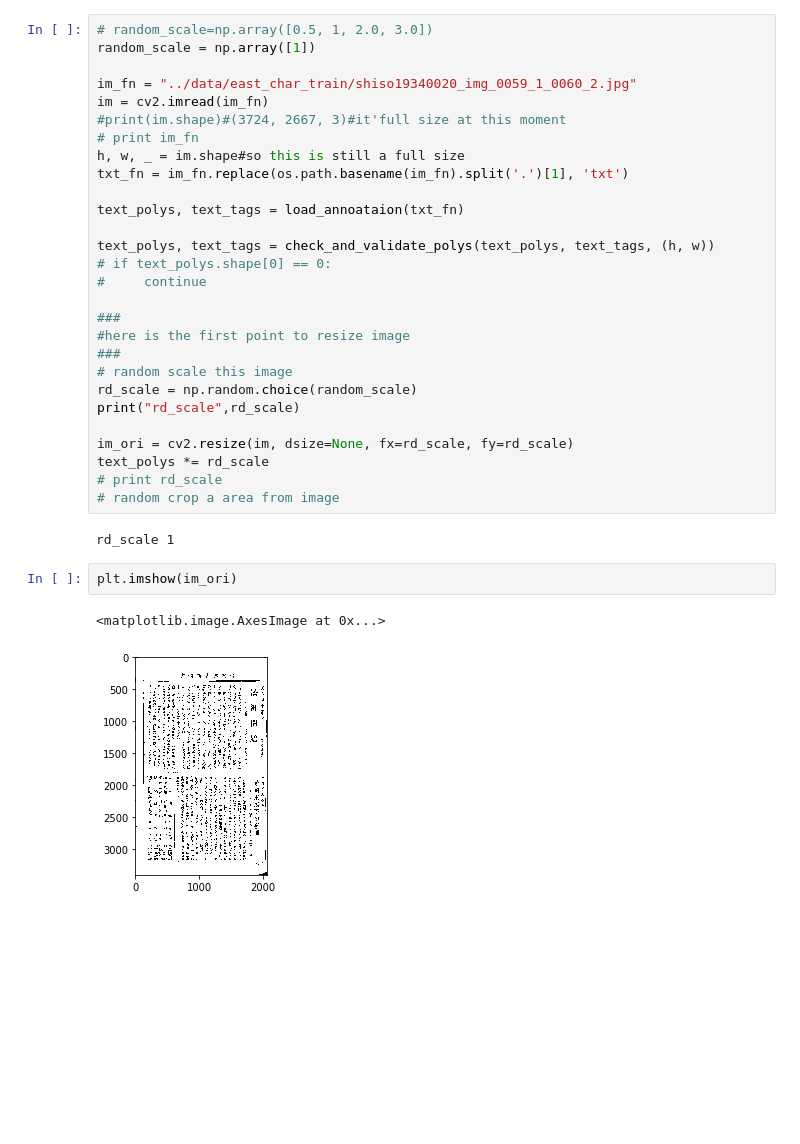
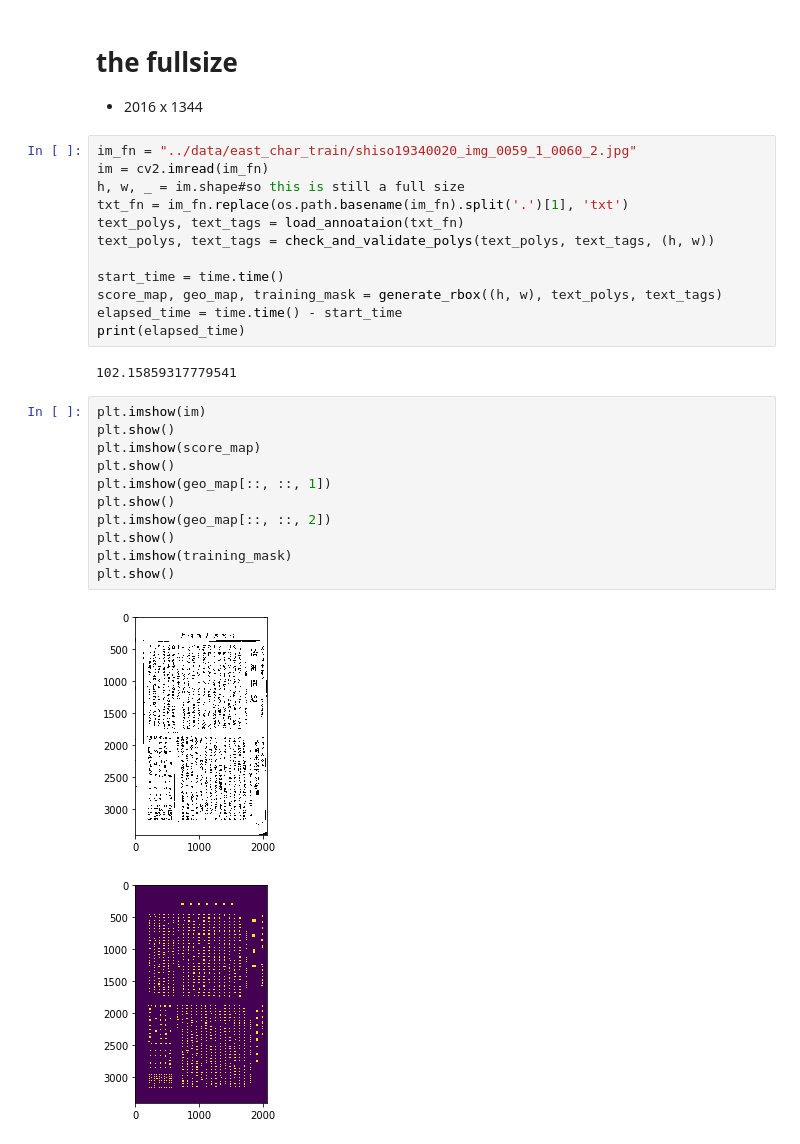
Before and after one commit to apple2373/EAST-demo, a Jupyter notebook: debug_data.ipynb, the cells around one changed output. Drawn from its saved outputs; the diff is of its cells as text; blank space fills up the shorter version.

```diff
--- a/debug_data.ipynb
+++ b/debug_data.ipynb
@@ -15,35 +18,32 @@ import cv2
+# %% [markdown]
+# the fullsize
+
+- 2016 x 1344
 # %%
-# random_scale=np.array([0.5, 1, 2.0, 3.0])
-random_scale = np.array([1])
-
 im_fn = "../data/east_char_train/shiso19340020_img_0059_1_0060_2.jpg"
 im = cv2.imread(im_fn)
-#print(im.shape)#(3724, 2667, 3)#it'full size at this moment
-# print im_fn
 h, w, _ = im.shape#so this is still a full size
 txt_fn = im_fn.replace(os.path.basename(im_fn).split('.')[1], 'txt')
+text_polys, text_tags = load_annoataion(txt_fn)
+text_polys, text_tags = check_and_validate_polys(text_polys, text_tags, (h, w))
 
-text_polys, text_tags = load_annoataion(txt_fn)
-
-text_polys, text_tags = check_and_validate_polys(text_polys, text_tags, (h, w))
-# if text_polys.shape[0] == 0:
-#     continue
-
-###
-#here is the first point to resize image
-###
-# random scale this image
-rd_scale = np.random.choice(random_scale)
-print("rd_scale",rd_scale)
-
-im_ori = cv2.resize(im, dsize=None, fx=rd_scale, fy=rd_scale)
-text_polys *= rd_scale
-# print rd_scale
-# random crop a area from image
+start_time = time.time()
+score_map, geo_map, training_mask = generate_rbox((h, w), text_polys, text_tags)
+elapsed_time = time.time() - start_time
+print(elapsed_time)
 # %% [output]
-rd_scale 1
+102.15859317779541
-# %%
-plt.imshow(im_ori)
-# %% [output]
-<matplotlib.image.AxesImage at 0x...>
-[figure, removed]
+# %%
+plt.imshow(im)
+plt.show()
+plt.imshow(score_map)
+plt.show()
+plt.imshow(geo_map[::, ::, 1])
+plt.show()
+plt.imshow(geo_map[::, ::, 2])
+plt.show()
+plt.imshow(training_mask)
+plt.show()
+# %% [output]
+[figure, added]
+[figure, added]
```
Also changed, not shown: parts of 19 cells of this notebook, 7 other files.
